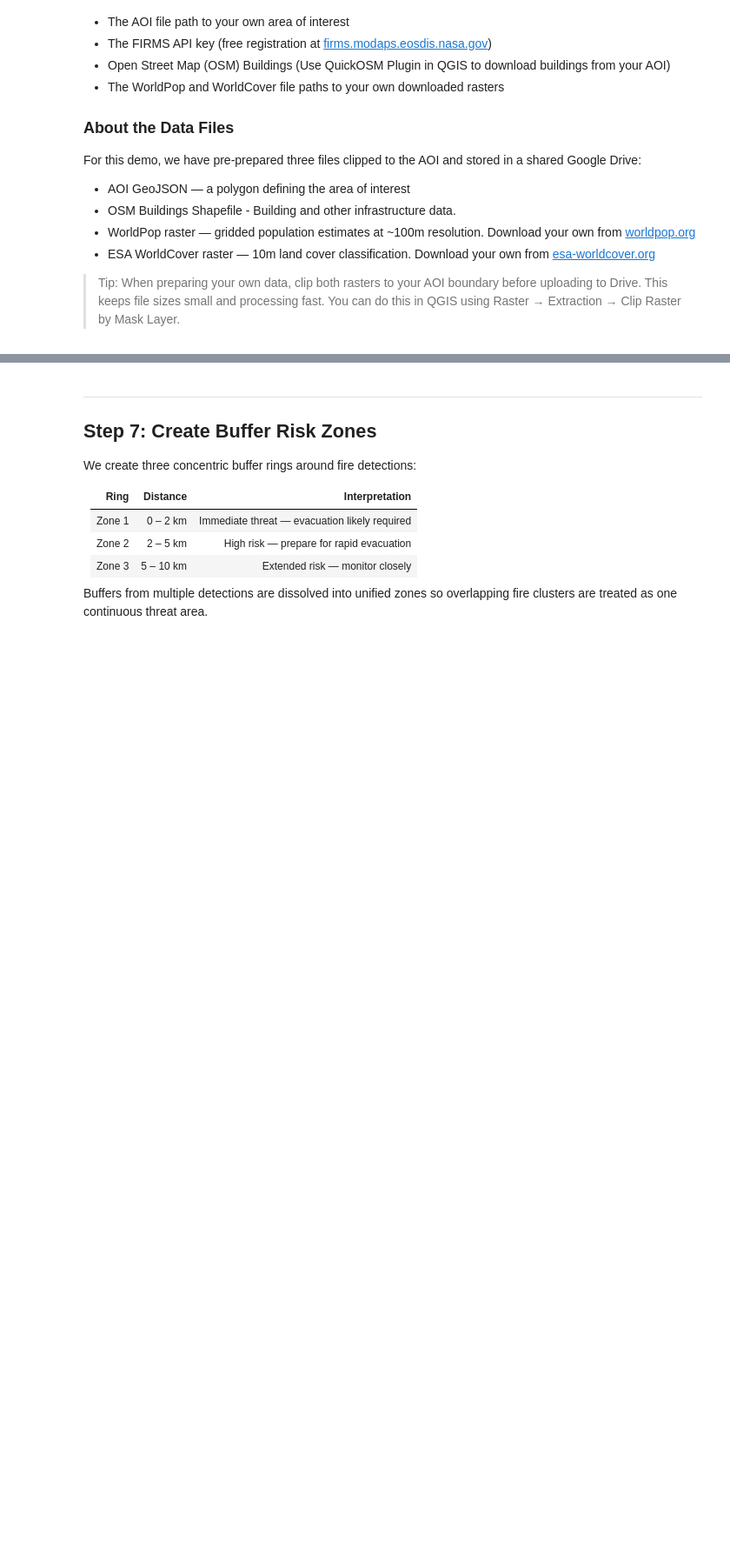
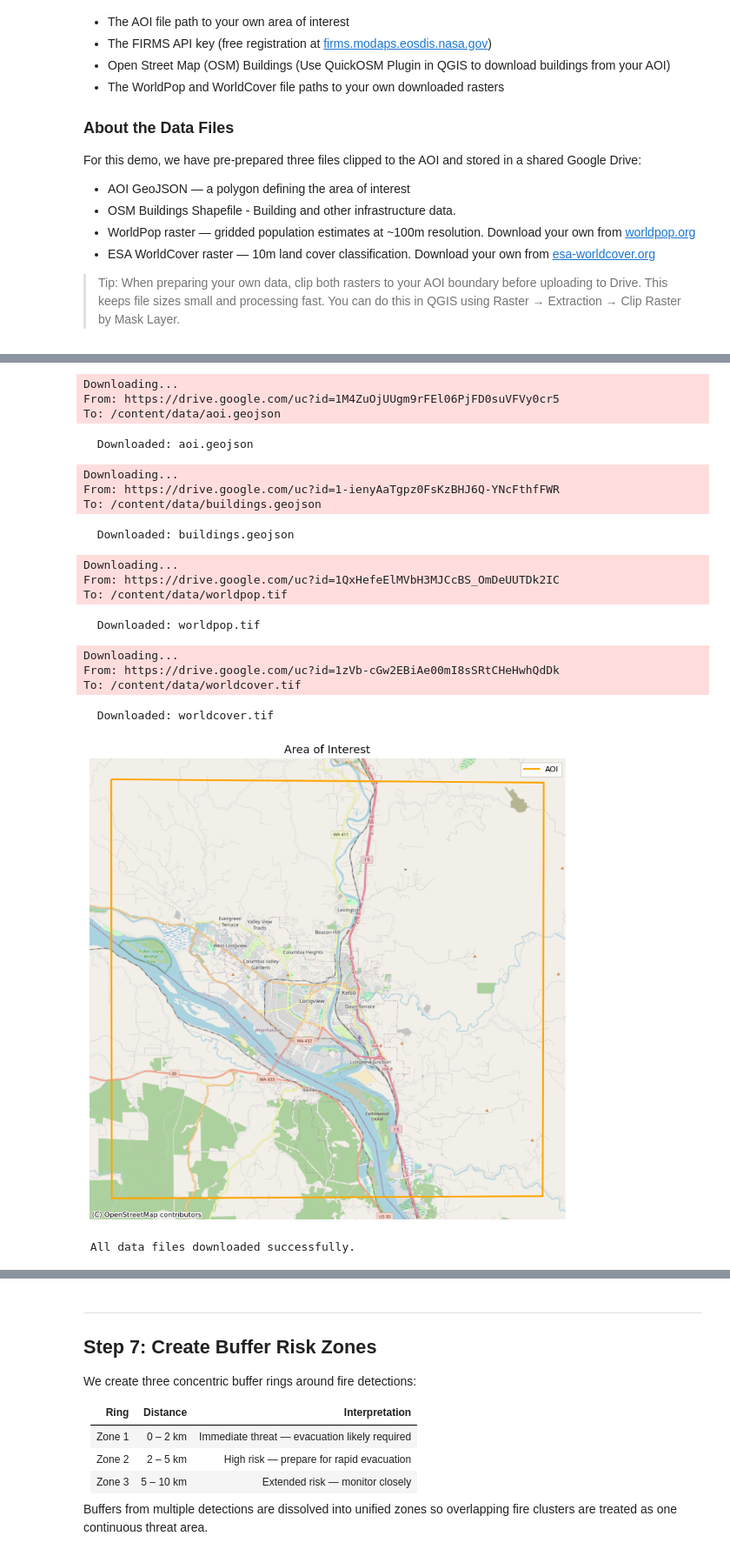
Before and after one commit to seamusgeraty/wildfire-early-warning, a Jupyter notebook: Wildfire_Early_Warning_Module.ipynb, the cells around one changed output, grey strips where cells are left out. Shown at 87% size. Saved outputs shown, nothing was run; the diff lists cells and outputs as text; code cells hidden in the pictures; blank space fills up the shorter version.

```diff
--- a/Wildfire_Early_Warning_Module.ipynb
+++ b/Wildfire_Early_Warning_Module.ipynb
@@ -171,4 +177,16 @@ download_from_drive(BUILDINGS_GDRIVE_ID,  BUILDINGS_FILE)
 download_from_drive(WORLDPOP_GDRIVE_ID,   WORLDPOP_FILE)
 download_from_drive(WORLDCOVER_GDRIVE_ID, WORLDCOVER_FILE)
 
+# Preview map of AOI
+fig, ax = plt.subplots(figsize=(10, 8))
+aoi_3857.boundary.plot(ax=ax, color="orange", linewidth=2, label="AOI")
+cx.add_basemap(ax, crs=aoi_3857.crs, source=cx.providers.OpenStreetMap.Mapnik, zoom=12)
+aoi_handle = mlines.Line2D([], [], color="orange", linewidth=2, label="AOI")
+ax.legend(handles=[aoi_handle], loc="upper right", fontsize=9)
+ax.set_title("Area of Interest", fontsize=13)
+ax.set_axis_off()
+plt.tight_layout()
+plt.show()
+
 print("\n All data files downloaded successfully.")
+# %% [output]
@@ -175,3 +194,21 @@ print("\n All data files downloaded successfully.")
+Downloading...
+From: https://drive.google.com/uc?id=1M4ZuOjUUgm9rFEl06PjFD0suVFVy0cr5
+To: /content/data/aoi.geojson
+  Downloaded: aoi.geojson
+Downloading...
+From: https://drive.google.com/uc?id=1-ienyAaTgpz0FsKzBHJ6Q-YNcFthfFWR
+To: /content/data/buildings.geojson
+  Downloaded: buildings.geojson
+Downloading...
+From: https://drive.google.com/uc?id=1QxHefeElMVbH3MJCcBS_OmDeUUTDk2IC
+To: /content/data/worldpop.tif
+  Downloaded: worldpop.tif
+Downloading...
+From: https://drive.google.com/uc?id=1zVb-cGw2EBiAe00mI8sSRtCHeHwhQdDk
+To: /content/data/worldcover.tif
+  Downloaded: worldcover.tif
+[figure, added]
+ All data files downloaded successfully.
 # %% [markdown]
 ---
 ## Step 5: Load AOI and Buildings
```
Also changed, not shown: parts of 8 cells of this notebook.
